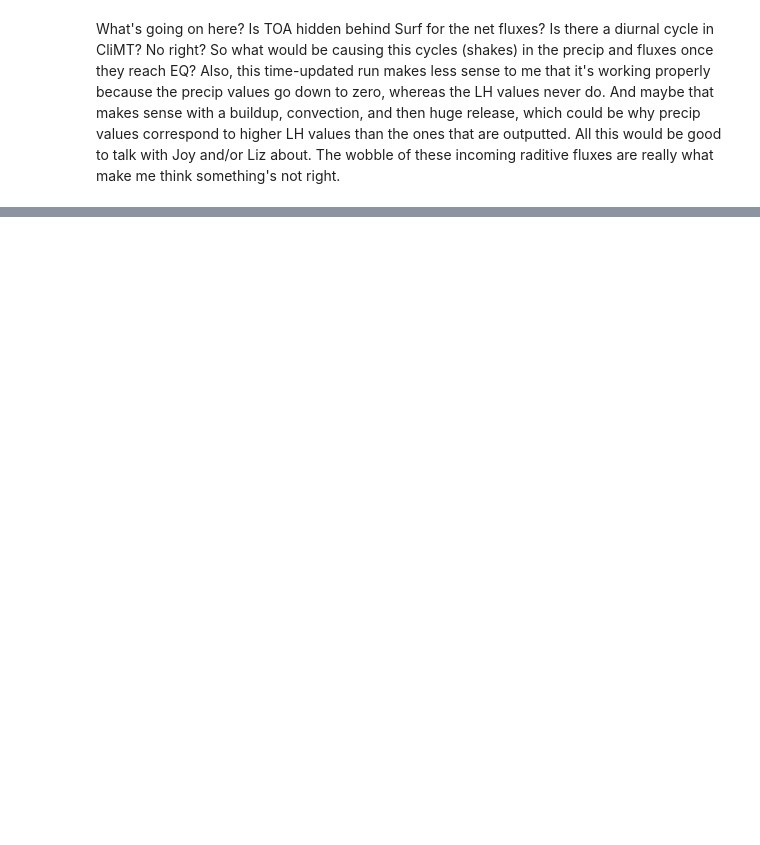
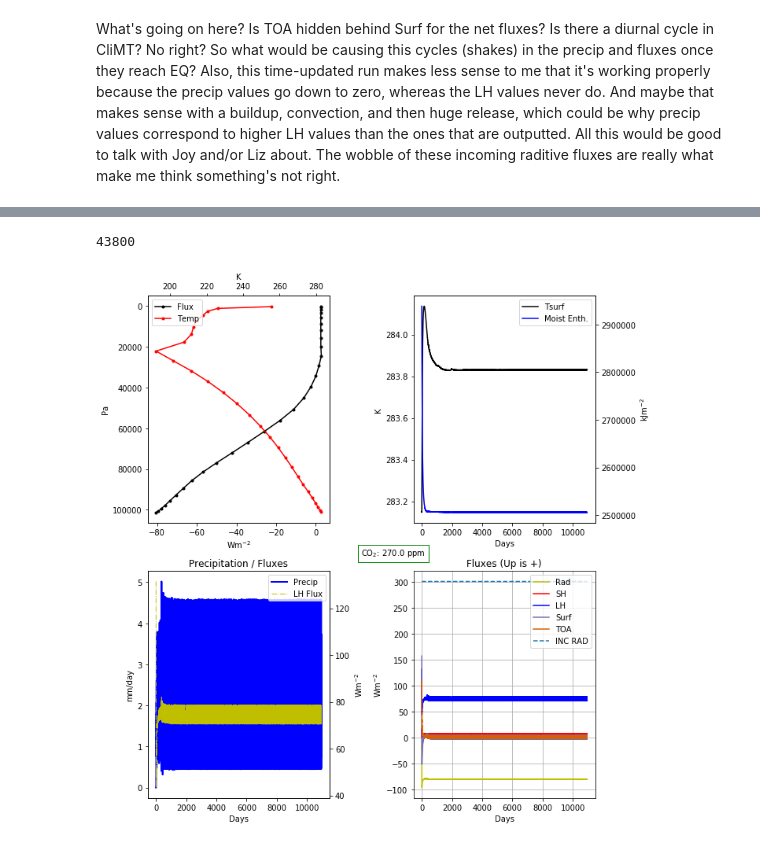
Before and after one commit to HaynesStephens/climproj, a Jupyter notebook: plots.ipynb, the cells around one changed output, grey strips where cells are left out. Saved outputs shown, nothing was run; the diff lists cells and outputs as text; code cells hidden in the pictures; blank space fills up the shorter version.

```diff
--- a/plots.ipynb
+++ b/plots.ipynb
@@ -174,0 +176,5 @@ FileNotFoundError: [Errno 2] No such file or directory: '/Users/haynesstephens1/
+# %%
+plot_time_series('test_a2_b1_c1_270i_939solar_usurf')
+# %% [output]
+43800
+[figure, added]
```
Also changed, not shown: parts of 7 cells of this notebook, 3 other files.
